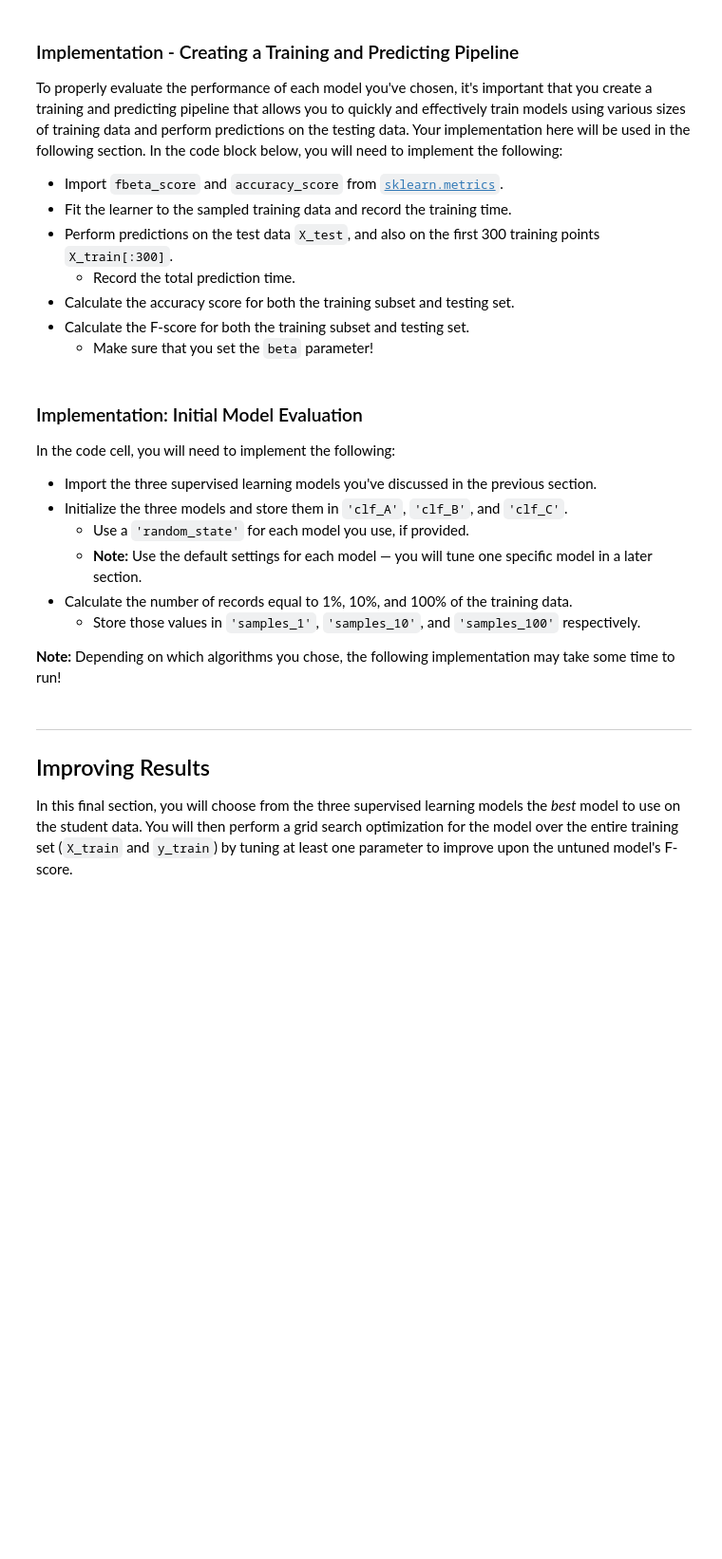
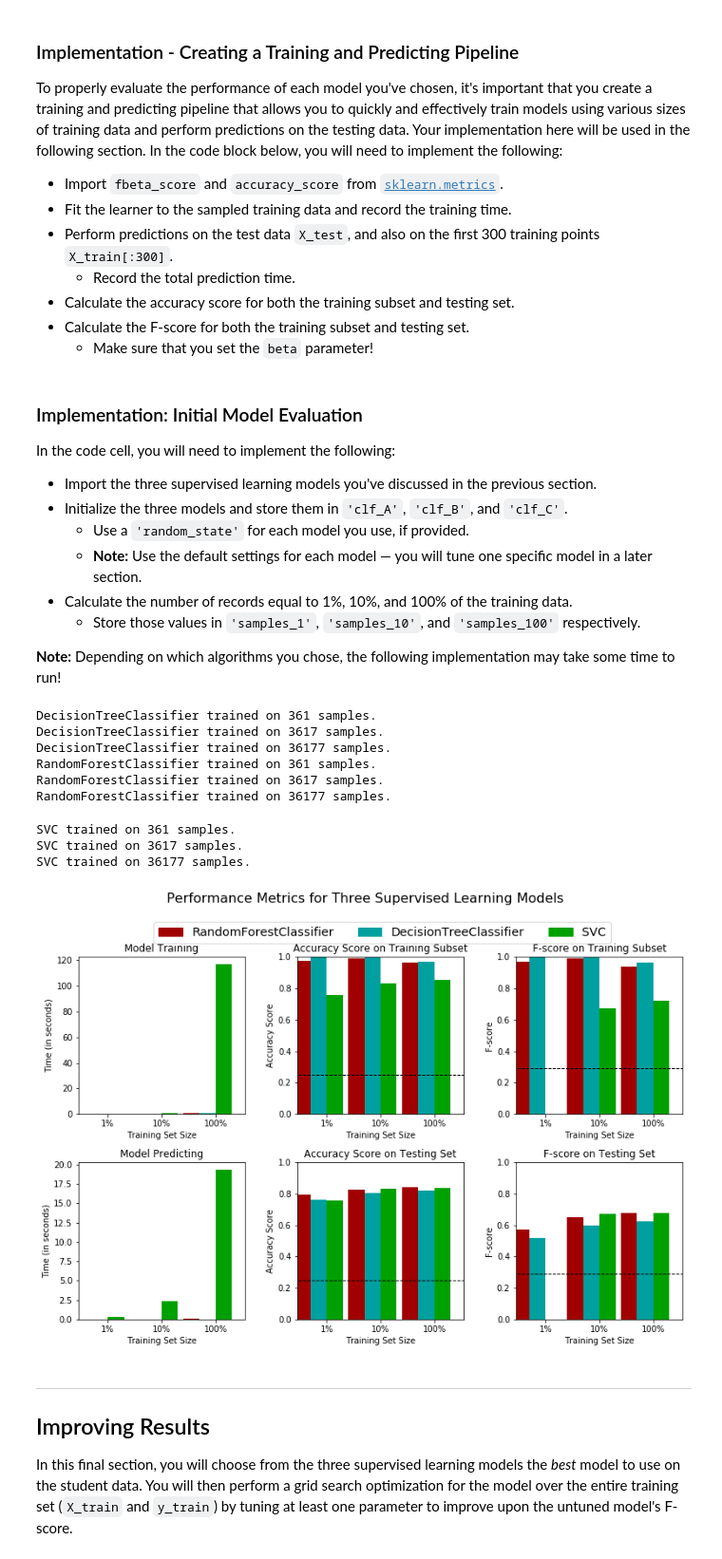
Before and after one commit to adilbekm/finding_donors, a Jupyter notebook: finding_donors.ipynb, the cells around one changed output. Shown at 95% size. Saved outputs shown, nothing was run; the diff lists cells and outputs as text; code cells hidden in the pictures; blank space fills up the shorter version.

```diff
--- a/finding_donors.ipynb
+++ b/finding_donors.ipynb
@@ -306,6 +306,7 @@ In the code block below, you will need to implement the following:
    - Make sure that you set the `beta` parameter!
 # %%
 # TODO: Import two metrics from sklearn - fbeta_score and accuracy_score
+from sklearn.metrics import fbeta_score, accuracy_score
 
 def train_predict(learner, sample_size, X_train, y_train, X_test, y_test):
     '''
@@ -322,36 +323,39 @@ def train_predict(learner, sample_size, X_train, y_train, X_test, y_test):
 
     # TODO: Fit the learner to the training data using slicing with 'sample_size' using .fit(training_features[:], training_labels[:])
     start = time() # Get start time
-    learner = None
+    # learner = learner.fit(X_train[:sample_size], y_train[:sample_size])
+    learner.fit(X_train[:sample_size], y_train[:sample_size])
     end = time() # Get end time
 
     # TODO: Calculate the training time
-    results['train_time'] = None
+    results['train_time'] = end - start
 
     # TODO: Get the predictions on the test set(X_test),
     #       then get predictions on the first 300 training samples(X_train) using .predict()
     start = time() # Get start time
-    predictions_test = None
-    predictions_train = None
+    predictions_test = learner.predict(X_test)
+    predictions_train = learner.predict(X_train[:300])
     end = time() # Get end time
 
     # TODO: Calculate the total prediction time
-    results['pred_time'] = None
+    results['pred_time'] = end - start
 
     # TODO: Compute accuracy on the first 300 training samples which is y_train[:300]
-    results['acc_train'] = None
+    results['acc_train'] = accuracy_score(y_train[:300], predictions_train)
 
     # TODO: Compute accuracy on test set using accuracy_score()
-    results['acc_test'] = None
+    results['acc_test'] = accuracy_score(y_test, predictions_test)
 
     # TODO: Compute F-score on the the first 300 training samples using fbeta_score()
-    results['f_train'] = None
+    # beta was set earlier (to 0.5)
+    results['f_train'] = fbeta_score(y_true=y_train[:300], y_pred=predictions_train, beta=beta)
 
     # TODO: Compute F-score on the test set which is y_test
-    results['f_test'] = None
+    # beta was set earlier (to 0.5)
+    results['f_test'] = fbeta_score(y_true=y_test, y_pred=predictions_test, beta=beta)
 
     # Success
-    print "{} trained on {} samples.".format(learner.__class__.__name__, sample_size)
+    print("{} trained on {} samples.".format(learner.__class__.__name__, sample_size))
 
     # Return the results
     return results
@@ -368,31 +372,46 @@ In the code cell, you will need to implement the following:
 **Note:** Depending on which algorithms you chose, the following implementation may take some time to run!
 # %%
 # TODO: Import the three supervised learning models from sklearn
+from sklearn.tree import DecisionTreeClassifier
+from sklearn.ensemble import RandomForestClassifier
+from sklearn.svm import SVC
 
 # TODO: Initialize the three models
-clf_A = None
-clf_B = None
-clf_C = None
+clf_A = DecisionTreeClassifier(random_state=3)
+clf_B = RandomForestClassifier(random_state=3)
+clf_C = SVC(random_state=3)
 
 # TODO: Calculate the number of samples for 1%, 10%, and 100% of the training data
 # HINT: samples_100 is the entire training set i.e. len(y_train)
 # HINT: samples_10 is 10% of samples_100
 # HINT: samples_1 is 1% of samples_100
-samples_100 = None
-samples_10 = None
-samples_1 = None
+samples_100 = len(y_train)
+samples_10 = int(samples_100 * 0.1)
+samples_1 = int(samples_100 * 0.01)
 
 # Collect results on the learners
 results = {}
 for clf in [clf_A, clf_B, clf_C]:
     clf_name = clf.__class__.__name__
     results[clf_name] = {}
     for i, samples in enumerate([samples_1, samples_10, samples_100]):
         results[clf_name][i] = \
         train_predict(clf, samples, X_train, y_train, X_test, y_test)
 
 # Run metrics visualization for the three supervised learning models chosen
+# ('accuracy' and 'fscore' are for naive predictor we found earlier)
 vs.evaluate(results, accuracy, fscore)
+# %% [output]
+DecisionTreeClassifier trained on 361 samples.
+DecisionTreeClassifier trained on 3617 samples.
+DecisionTreeClassifier trained on 36177 samples.
+RandomForestClassifier trained on 361 samples.
+RandomForestClassifier trained on 3617 samples.
+RandomForestClassifier trained on 36177 samples.
+SVC trained on 361 samples.
+SVC trained on 3617 samples.
+SVC trained on 36177 samples.
+[figure, added]
 # %% [markdown]
 ----
 ## Improving Results
```
